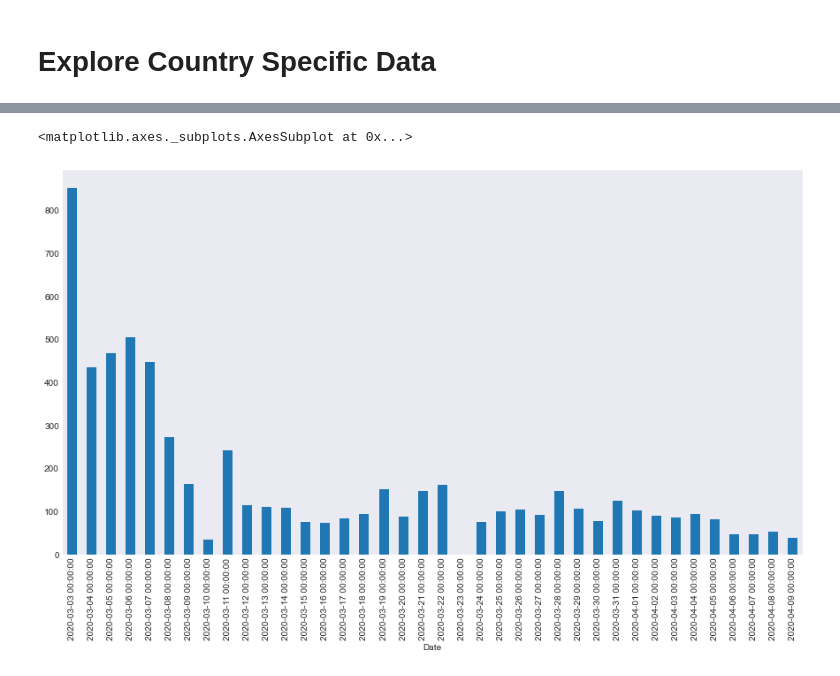
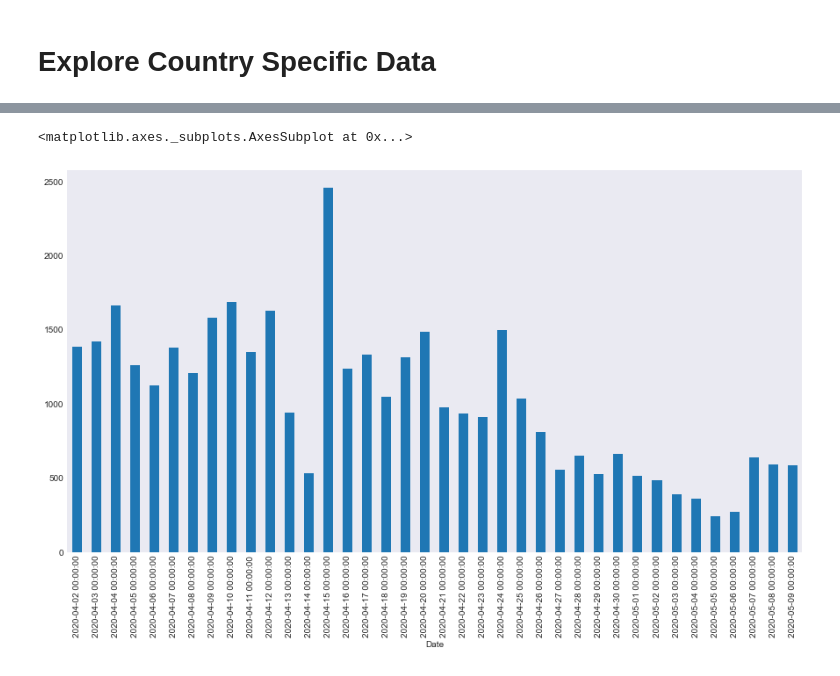
Before and after one commit to JakobRohrhirsch/COVID-19-JHU-CSSE-Analysis, a Jupyter notebook: COVID-19 Analysis.ipynb, the cells around one changed output, grey strips where cells are left out. Saved outputs shown, nothing was run; the diff lists cells and outputs as text; code cells hidden in the pictures.

```diff
--- a/COVID-19 Analysis.ipynb
+++ b/COVID-19 Analysis.ipynb
@@ -160,0 +161,3 @@ south_korea.tail()
+# %%
+belgium = covid_cases.loc['Belgium'].copy()
+belgium.tail()
@@ -186,8 +207,8 @@ germany['Daily New Cases'].loc['03-06-2020':].plot.bar()
 # %%
-south_korea['Daily New Cases'].iloc[-38:].plot.bar()
+belgium['Daily New Cases'].iloc[-38:].plot.bar()
 # %% [output]
 <matplotlib.axes._subplots.AxesSubplot at 0x...>
-[figure, old version]
+[figure, new version]
 # %%
 germany['growth rate'] = germany['Daily New Cases'] / germany['Active Cases']
 # %%
```
Also changed, not shown: parts of 25 cells of this notebook, 1 other file.
